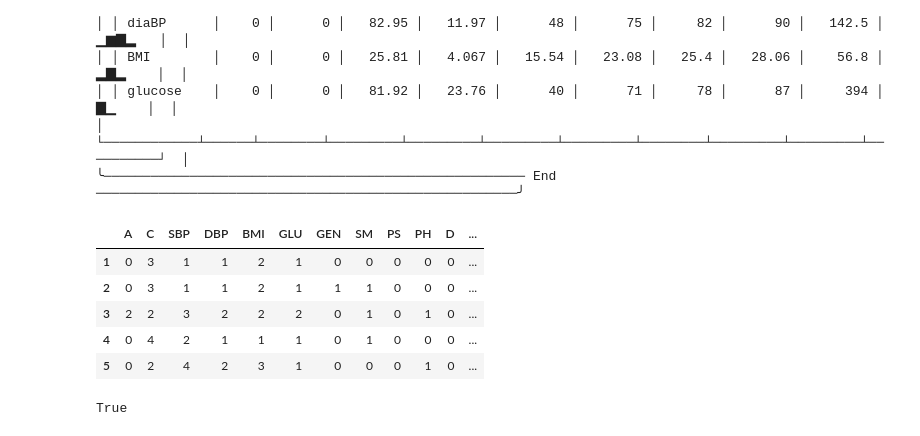
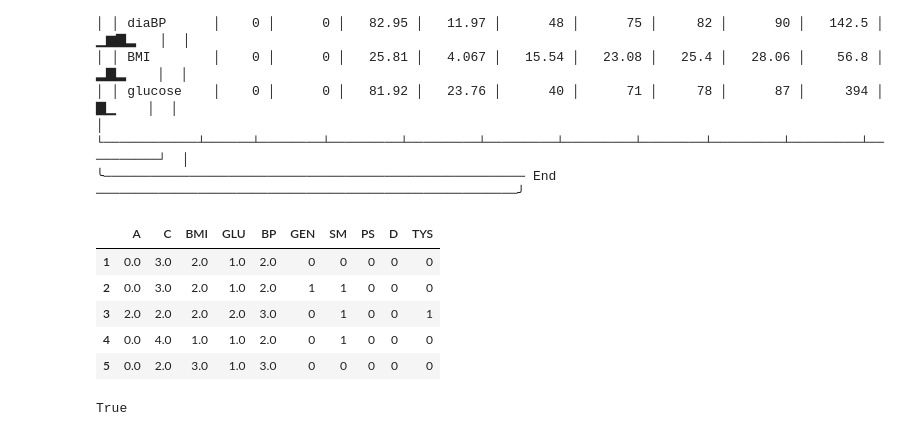
Before and after one commit to TarMatt/Coronary_disease, a Jupyter notebook: uni_project.ipynb, the cells around one changed output. Drawn from its saved outputs; the diff is of its cells as text; code cells hidden in the pictures.

```diff
--- a/uni_project.ipynb
+++ b/uni_project.ipynb
@@ -123,43 +155,54 @@ skim(continuous_data_cl)
 # %%
 # Age
 continuous_data_cl = continuous_data_cl[(continuous_data_cl['age'] >= 40) & (continuous_data_cl['age'] <= 65)]
-continuous_data_cl.loc[:,'age'] = pd.cut(continuous_data_cl.age,bins=[39,49,59,70],labels=[0,1,2],ordered=False).astype(int)
+continuous_data_cl['age'] = pd.cut(continuous_data_cl.age,bins=[39,49,59,66],labels=[0,1,2],ordered=False).astype(int)
 # Cholesterol-level
 continuous_data_cl = continuous_data_cl[(continuous_data_cl['totChol'] >= 50) & (continuous_data_cl['totChol'] <= 500)]
-continuous_data_cl.loc[:,'totChol'] = pd.cut(continuous_data_cl.totChol,bins=[49,159,199,239,279,510],labels=[0,1,2,3,4],ordered=False).astype(int)
+continuous_data_cl['totChol'] = pd.cut(continuous_data_cl.totChol,bins=[49,159,199,239,279,510],labels=[0,1,2,3,4],ordered=False).astype(int)
 # Systolic-Pressure
-continuous_data_cl = continuous_data_cl[(continuous_data_cl['sysBP'] <= 250)]
-continuous_data_cl.loc[:,'sysBP'] = pd.cut(continuous_data_cl.sysBP,bins=[80,119,129,139,159,255],labels=[0,1,2,3,4],ordered=False).astype(int)
+continuous_data_cl = continuous_data_cl[(continuous_data_cl['sysBP'] >= 40) & (continuous_data_cl['sysBP'] <= 250)]
 # Diastolic-Pressure
-continuous_data_cl = continuous_data_cl[(continuous_data_cl['sysBP'] <= 140)]
-continuous_data_cl.loc[:,'diaBP'] = pd.cut(continuous_data_cl.diaBP,bins=[45,79,89,119,145],labels=[0,1,2,3],ordered=False).astype(int)
+continuous_data_cl = continuous_data_cl[(continuous_data_cl['diaBP'] >= 40) &(continuous_data_cl['diaBP'] <= 140)]
 # Body Mass Index
 continuous_data_cl = continuous_data_cl[(continuous_data_cl['BMI'] <= 50)]
-continuous_data_cl.loc[:,'BMI'] = pd.cut(continuous_data_cl.BMI,bins=[15.,18.5,24.9,29.9,34.9,50],labels=[0,1,2,3,4],ordered=False).astype(int)
+continuous_data_cl['BMI'] = pd.cut(continuous_data_cl.BMI,bins=[15.,18.5,24.9,29.9,34.9,50],labels=[0,1,2,3,4],ordered=False).astype(int)
 # Glucose level
 continuous_data_cl = continuous_data_cl[(continuous_data_cl['glucose'] <= 150)]
-continuous_data_cl.loc[:,'glucose'] = pd.cut(continuous_data_cl.glucose,bins=[35,69,99,125,155],labels=[0,1,2,3],ordered=False).astype(int)
-
-
-continuous_data_cl = continuous_data_cl.astype('str')
+continuous_data_cl['glucose'] = pd.cut(continuous_data_cl.glucose,bins=[35,69,99,125,155],labels=[0,1,2,3],ordered=False).astype(int)
+# %%
+# Create a Blood pressure variable
+
+bloodP= []
+
+for i,sys in enumerate(continuous_data_cl.sysBP.values):
+    dia = continuous_data_cl.diaBP.values[i]
+
+    if (sys<=90 and dia<=60):
+        blood = 0
+    elif (sys<=120 and dia<=80):
+        blood = 1
+    elif (sys<=140 and dia<=90):
+        blood = 2
+    else:
+        blood = 3
+    bloodP.append(blood)
+
+continuous_data_cl['BloodP'] = bloodP
 # %%
-continuous_data_cl.columns=['A','C','SBP','DBP','BMI','GLU']
+continuous_data_cl.columns=['A','C','SBP','DBP','BMI','GLU','BP']
 discrete_data.columns = ['GEN','SM','PS','PH','D','TYS']
 
 dataset = pd.concat([continuous_data_cl,discrete_data],axis=1)
+dataset = dataset.drop(['SBP','DBP','PH'],axis=1)
 
-encoder = LabelEncoder()
-
-for col in dataset.columns :
-    dataset[col] = encoder.fit_transform(dataset[col])
 dataset.head()
 # %% [output]
-|  | A | C | SBP | DBP | BMI | GLU | GEN | SM | PS | PH | D | ... |
-| 1 | 0 | 3 | 1 | 1 | 2 | 1 | 0 | 0 | 0 | 0 | 0 | ... |
-| 2 | 0 | 3 | 1 | 1 | 2 | 1 | 1 | 1 | 0 | 0 | 0 | ... |
-| 3 | 2 | 2 | 3 | 2 | 2 | 2 | 0 | 1 | 0 | 1 | 0 | ... |
-| 4 | 0 | 4 | 2 | 1 | 1 | 1 | 0 | 1 | 0 | 0 | 0 | ... |
-| 5 | 0 | 2 | 4 | 2 | 3 | 1 | 0 | 0 | 0 | 1 | 0 | ... |
+|  | A | C | BMI | GLU | BP | GEN | SM | PS | D | TYS |
+| 1 | 0.0 | 3.0 | 2.0 | 1.0 | 2.0 | 0 | 0 | 0 | 0 | 0 |
+| 2 | 0.0 | 3.0 | 2.0 | 1.0 | 2.0 | 1 | 1 | 0 | 0 | 0 |
+| 3 | 2.0 | 2.0 | 2.0 | 2.0 | 3.0 | 0 | 1 | 0 | 0 | 1 |
+| 4 | 0.0 | 4.0 | 1.0 | 1.0 | 2.0 | 0 | 1 | 0 | 0 | 0 |
+| 5 | 0.0 | 2.0 | 3.0 | 1.0 | 3.0 | 0 | 0 | 0 | 0 | 0 |
 # %%
 from pgmpy.estimators.CITests import chi_square
 
```
Also changed, not shown: parts of 11 cells of this notebook.
